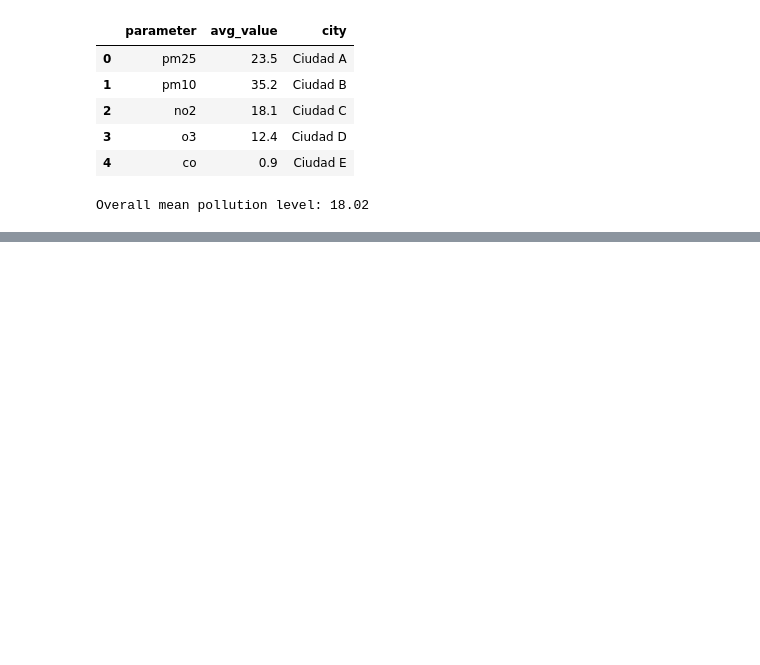
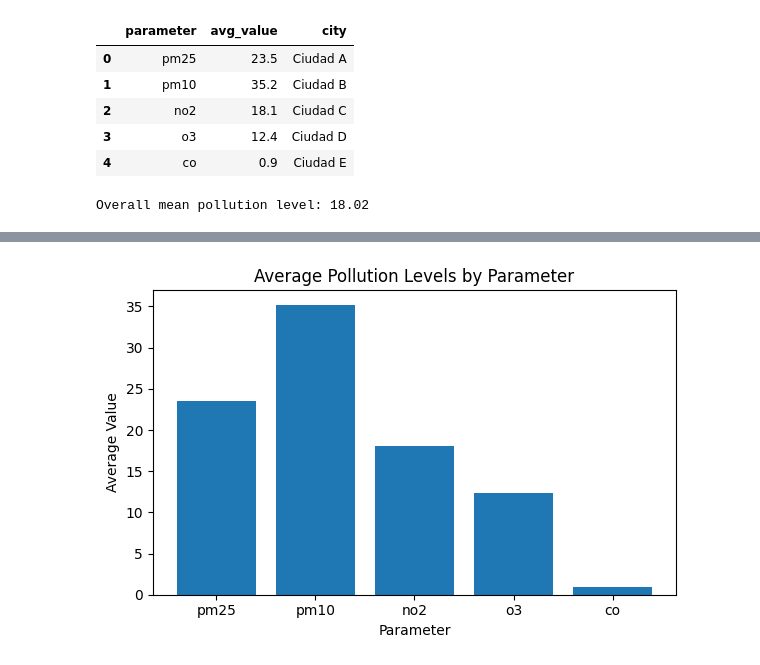
Before and after one commit to rogeliohdev/airflow-etl-airquality-rogelio, a Jupyter notebook: dashboard/dashboard_air_quality.ipynb, the cells around one changed output, grey strips where cells are left out. Drawn from its saved outputs; the diff is of its cells as text; code cells hidden in the pictures; blank space fills up the shorter version.

```diff
--- a/dashboard/dashboard_air_quality.ipynb
+++ b/dashboard/dashboard_air_quality.ipynb
@@ -44,13 +32,11 @@ print(f"Overall mean pollution level: {overall_mean:.2f}")
 # %% [output]
 Overall mean pollution level: 18.02
 # %%
-fig1 = px.bar(
-    df,
-    x="parameter",
-    y="avg_value",
-    title="Average Pollution Levels by Parameter",
-    labels={"parameter": "Pollutant", "avg_value": "Average Value"},
-    color="parameter",
-)
-fig1.show()
+plt.figure(figsize=(6,4))
+plt.bar(df["parameter"], df["avg_value"])
+plt.title("Average Pollution Levels by Parameter")
+plt.xlabel("Parameter")
+plt.ylabel("Average Value")
+plt.tight_layout()
+plt.show()
 # %% [output]
@@ -57,0 +43 @@ fig1.show()
+[figure, added]
```
Also changed, not shown: parts of 5 cells of this notebook.
